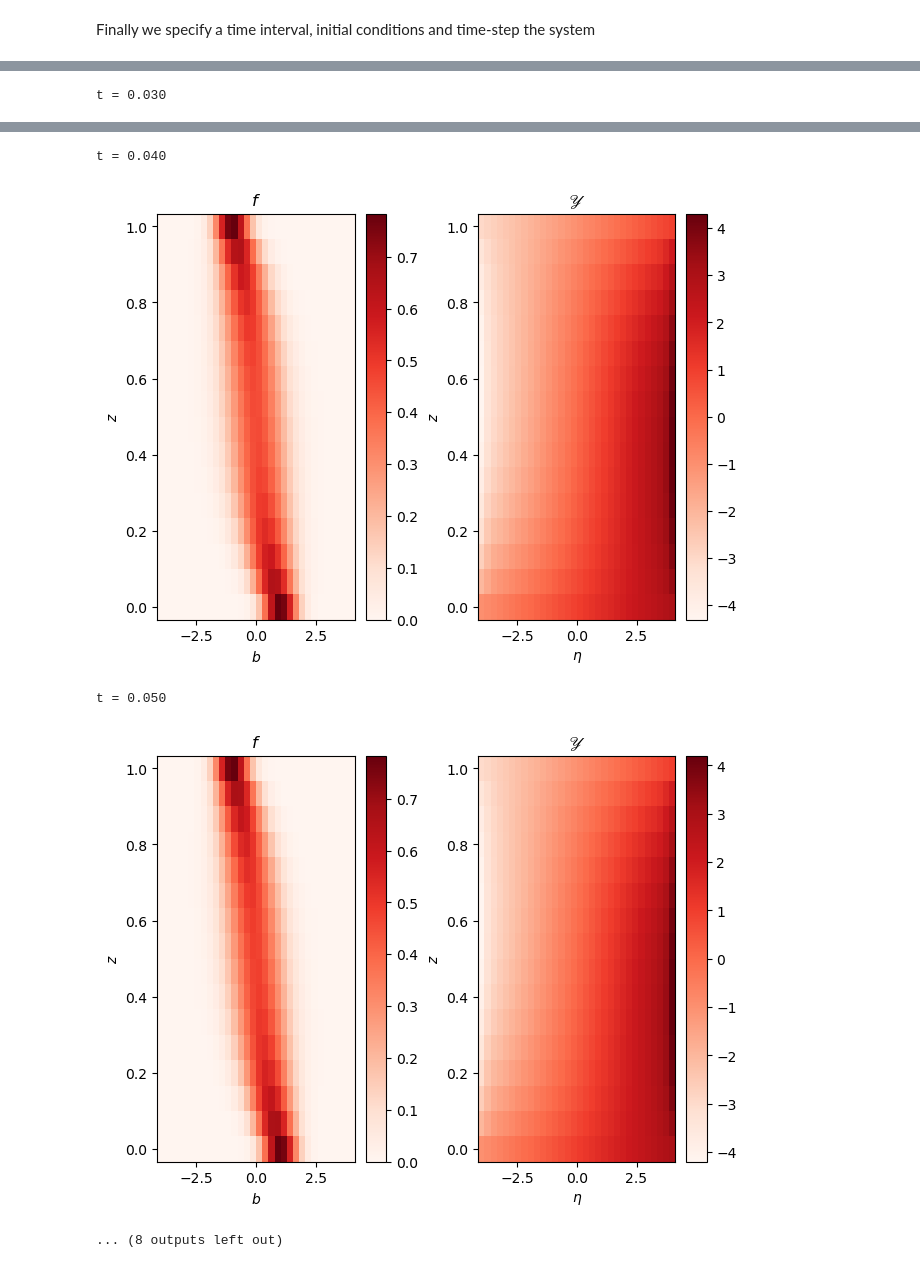
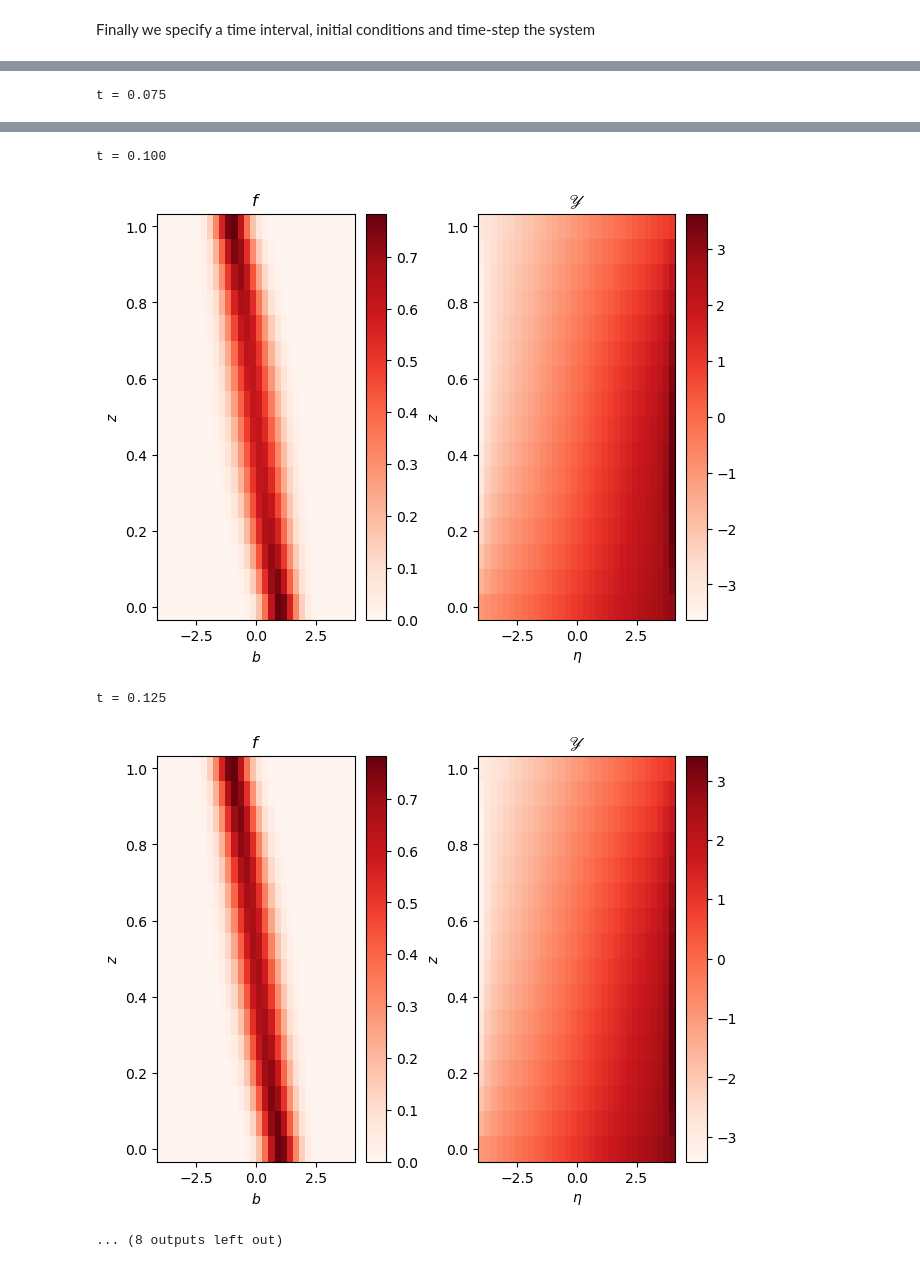
Before and after one commit to mannixp/D.strafity-mapping, a Jupyter notebook: Mapping/Part3_Mapping_2d_fBZ_Layered.ipynb, the cells around one changed output, grey strips where cells are left out. Drawn from its saved outputs; the diff is of its cells as text; code cells hidden in the pictures.

```diff
--- a/Mapping/Part3_Mapping_2d_fBZ_Layered.ipynb
+++ b/Mapping/Part3_Mapping_2d_fBZ_Layered.ipynb
@@ -386,7 +386,7 @@ def solver(f,Y,η,b,z,T, Δt):
 Finally we specify a time interval, initial conditions and time-step the system
 # %%
 N_T = 2*(10**4)
-T, Δt = np.linspace(0,.1,N_T,retstep=True)
+T, Δt = np.linspace(0,.25,N_T,retstep=True)
 
 # Initial conditions for f shape b, z
 f = np.zeros((len(b),len(z)))
@@ -423 +423 @@ t = 0.020
-t = 0.030
+t = 0.075
@@ -425,5 +425,5 @@ t = 0.030
-t = 0.040
+t = 0.100
-[figure, old version]
+[figure, new version]
-t = 0.050
+t = 0.125
-[figure, old version]
+[figure, new version]
 ... (8 outputs left out)
```
Also changed, not shown: parts of 2 cells of this notebook.
